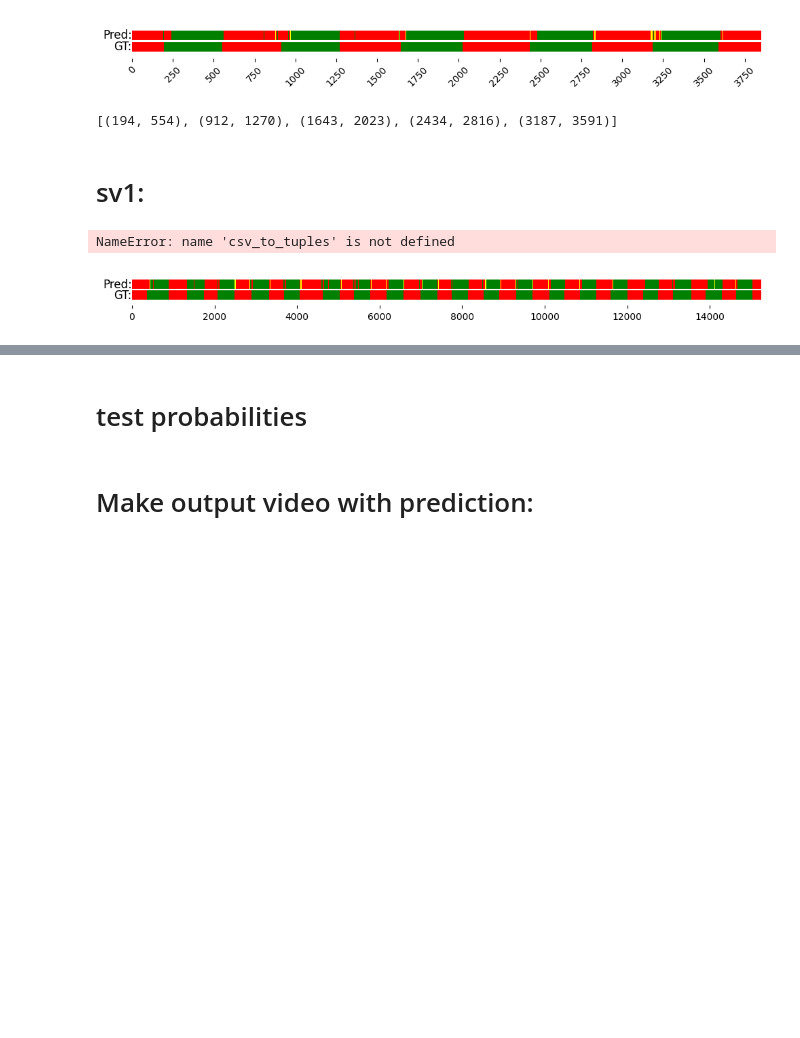
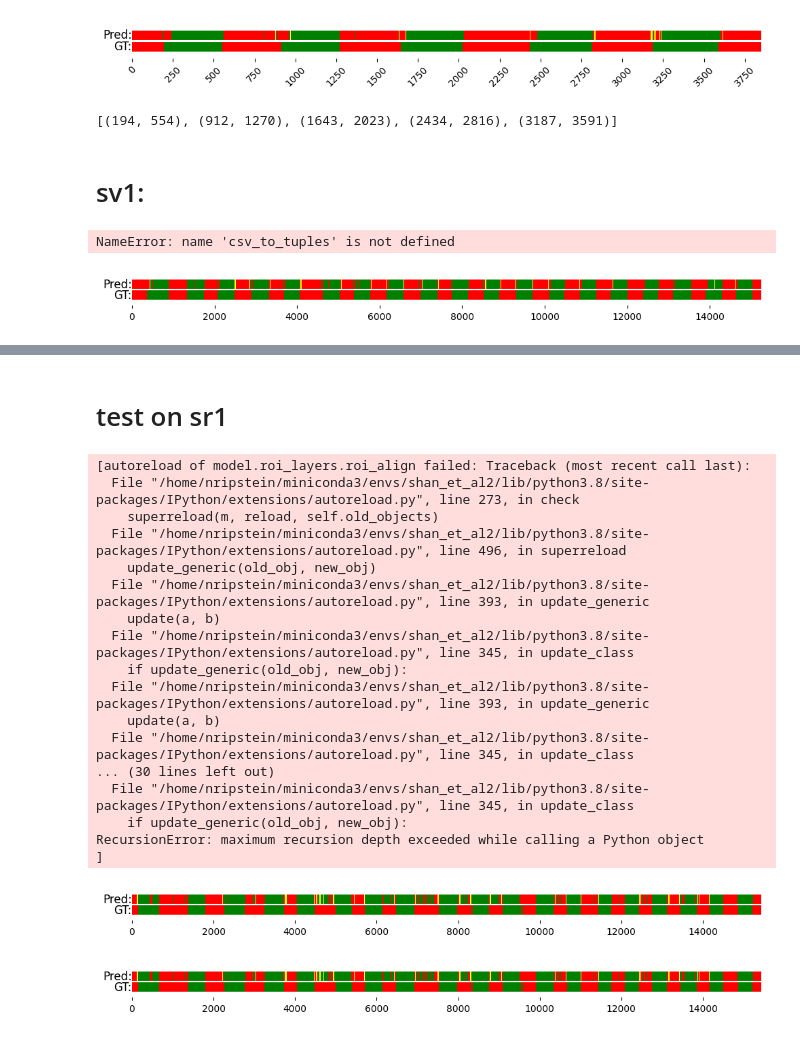
Before and after one commit to nripstein/Thesis-100-DOH, a Jupyter notebook: caller.ipynb, the cells around one changed output, grey strips where cells are left out. Drawn from its saved outputs; the diff is of its cells as text; code cells hidden in the pictures; blank space fills up the shorter version.

Commit message:
work on visual

```diff
--- a/caller.ipynb
+++ b/caller.ipynb
@@ -222,7 +222,7 @@ def get_last_indices_of_consecutive_labels2(df, transformation_dict):
     last_label = None
 
     for index, row in df.iterrows():
-        current_label = row['contact_label']
+        current_label = row['contact_label_pred']
         # If the current label is different from the last one, update the dictionary
         if current_label != last_label:
             if last_label is not None:  # to skip the very first label
@@ -244,24 +244,24 @@ def condense_dataframe(df):
     deals with duplicate images which have multiple contact states
 
     Condenses a pandas DataFrame by ensuring each 'image' entry is unique and retains
-    the most relevant 'contact_label' based on a set priority.
+    the most relevant 'contact_label_pred' based on a set priority.
 
     The function operates under the rule that if multiple entries exist for the same 'image',
-    it prioritizes keeping the entry with 'contact_label' as "Portable Object Contact" over
+    it prioritizes keeping the entry with 'contact_label_pred' as "Portable Object Contact" over
     "Stationary Object Contact", and "Stationary Object Contact" over "No Contact". This is
     done by sorting the DataFrame according to the 'image' and a custom priority assigned to
-    'contact_label', then removing duplicate 'image' entries while keeping the entry with the
-    highest-priority 'contact_label'.
+    'contact_label_pred', then removing duplicate 'image' entries while keeping the entry with the
+    highest-priority 'contact_label_pred'.
     """
-    # Define a custom order for 'contact_label'
+    # Define a custom order for 'contact_label_pred'
     priority = {
         "Portable Object Contact": 1,
         "Stationary Object Contact": 2,
         "No Contact": 3
     }
 
-    # Sort the DataFrame based on 'image' and the custom priority of 'contact_label'
-    df['priority'] = df['contact_label'].map(priority)
+    # Sort the DataFrame based on 'image' and the custom priority of 'contact_label_pred'
+    df['priority'] = df['contact_label_pred'].map(priority)
     df = df.sort_values(by=['image', 'priority'])
 
     # Drop the 'priority' column as it's no longer needed after sorting
@@ -396,2 +374,18 @@ display(sv2_results)
+# %%
+transformation_dict = {"Portable Object Contact": "green", "Portable Object": "green", "Stationary Object Contact": "red", "No Contact": "yellow", "Self Contact": "red"}
+
+def pred(dir: str, shrunk_add: str):
+    if dir[-1] != "/":
+        raise ValueError("NOAH! DIR NEEDS TO END IN /")
+
+    raw_preds = main(save_imgs=False, img_dir=dir + shrunk_add, blue_refine=True)
+    preds_cond = condense_dataframe(raw_preds)
+    sv1_pred_dict = get_last_indices_of_consecutive_labels2(preds_cond, transformation_dict)
+
+
+    sv1_gt = csv_to_tuples(sv1_dir + "changepoints.csv")
+    gt_dict = comparison_dicts(sv1_gt, len(preds_cond))
+
+    plot_colored_horizontal_lines(sv1_pred_dict, gt_dict)
 # %% [markdown]
-# test probabilities
+# test on sr1
@@ -401,2 +391,0 @@ sv2_results_cond = main(save_imgs=True, verbose=False)
-# %% [markdown]
-# Make output video with prediction:
@@ -453,0 +392,43 @@ sv2_results_cond = main(save_imgs=True, verbose=False)
+# %%
+sv1_dir = "/home/nripstein/Documents/thesis data/thesis labels/sr labels/sr1/"
+
+sr1_results = main(save_imgs=False, img_dir=sv1_dir + 'sr1_shrunk', blue_refine=True)
+sr1_results_cond = condense_dataframe(sr1_results)
+sr1_pred_dict = get_last_indices_of_consecutive_labels2(sr1_results_cond, transformation_dict)
+
+sv1_gt = csv_to_tuples(sv1_dir + "changepoints.csv")
+gt_dict = comparison_dicts(sv1_gt, len(sr1_results_cond))
+
+plot_colored_horizontal_lines(sr1_pred_dict, gt_dict)
+# %% [output]
+[autoreload of model.roi_layers.roi_align failed: Traceback (most recent call last):
+  File "/home/nripstein/miniconda3/envs/shan_et_al2/lib/python3.8/site-packages/IPython/extensions/autoreload.py", line 273, in check
+    superreload(m, reload, self.old_objects)
+  File "/home/nripstein/miniconda3/envs/shan_et_al2/lib/python3.8/site-packages/IPython/extensions/autoreload.py", line 496, in superreload
+    update_generic(old_obj, new_obj)
+  File "/home/nripstein/miniconda3/envs/shan_et_al2/lib/python3.8/site-packages/IPython/extensions/autoreload.py", line 393, in update_generic
+    update(a, b)
+  File "/home/nripstein/miniconda3/envs/shan_et_al2/lib/python3.8/site-packages/IPython/extensions/autoreload.py", line 345, in update_class
+    if update_generic(old_obj, new_obj):
+  File "/home/nripstein/miniconda3/envs/shan_et_al2/lib/python3.8/site-packages/IPython/extensions/autoreload.py", line 393, in update_generic
+    update(a, b)
+  File "/home/nripstein/miniconda3/envs/shan_et_al2/lib/python3.8/site-packages/IPython/extensions/autoreload.py", line 345, in update_class
+... (30 lines left out)
+  File "/home/nripstein/miniconda3/envs/shan_et_al2/lib/python3.8/site-packages/IPython/extensions/autoreload.py", line 345, in update_class
+    if update_generic(old_obj, new_obj):
+RecursionError: maximum recursion depth exceeded while calling a Python object
+]
+[figure, added]
+# %%
+sv1_dir = "/home/nripstein/Documents/thesis data/thesis labels/sr labels/sr1/"
+
+sr1_results = main(save_imgs=True, img_dir=sv1_dir + 'sr1_shrunk', blue_refine=True)
+sr1_results_cond = condense_dataframe(sr1_results)
+sr1_pred_dict = get_last_indices_of_consecutive_labels2(sr1_results_cond, transformation_dict)
+
+sv1_gt = csv_to_tuples(sv1_dir + "changepoints.csv")
+gt_dict = comparison_dicts(sv1_gt, len(sr1_results_cond))
+
+plot_colored_horizontal_lines(sr1_pred_dict, gt_dict)
+# %% [output]
+[figure, added]
```
Also changed, not shown: parts of 9 cells of this notebook.
